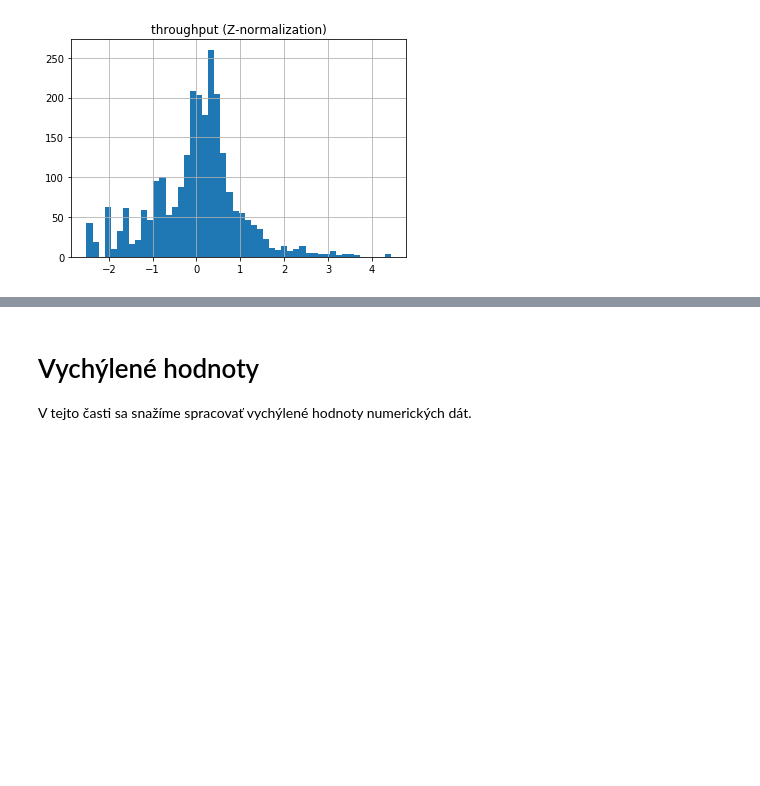
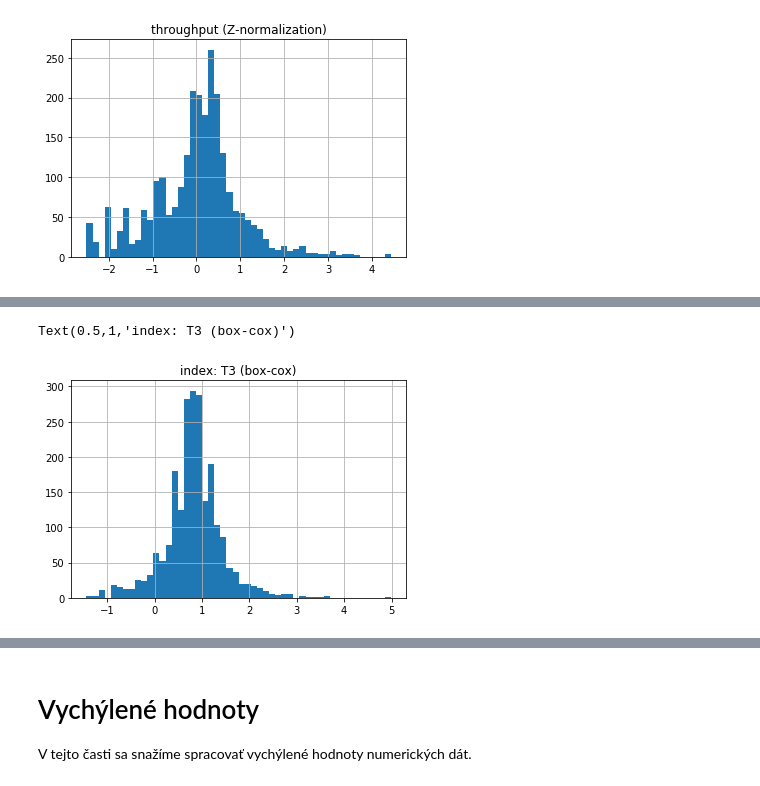
Before and after one commit to PeterJurkacek/IAU_2018_Jurkacek_Vyskoc, a Jupyter notebook: Jurkacek_Vyskoc_predspracovanie.ipynb, the cells around one changed output, grey strips where cells are left out. Cells and saved outputs as stored; diff of their text form; code cells hidden in the pictures; blank space fills up the shorter version.

```diff
--- a/Jurkacek_Vyskoc_predspracovanie.ipynb
+++ b/Jurkacek_Vyskoc_predspracovanie.ipynb
@@ -506,0 +507,7 @@ Text(0.5,1,'throughput (Z-normalization)')
+# %%
+transformed, att = boxcox(data['T3'].dropna())# boxcox vrati transformovane data a parametre transformacie. Tie viem zafixovat a v tom pripade mi to vrati len transformovane data
+pom = pd.Series(transformed).hist(bins=50)
+pom.set_title(f"index: {index} (box-cox)")
+# %% [output]
+Text(0.5,1,'index: T3 (box-cox)')
+[figure, added]
```
Also changed, not shown: parts of 28 cells of this notebook.
